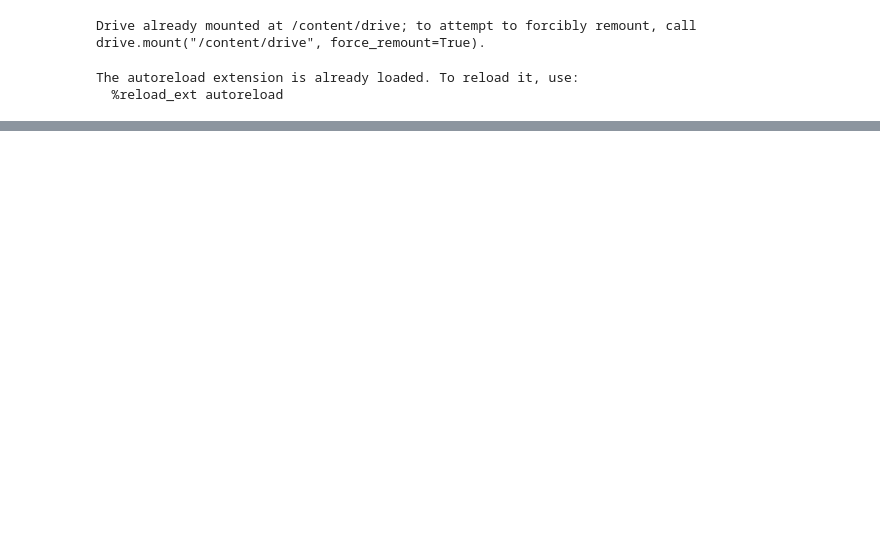
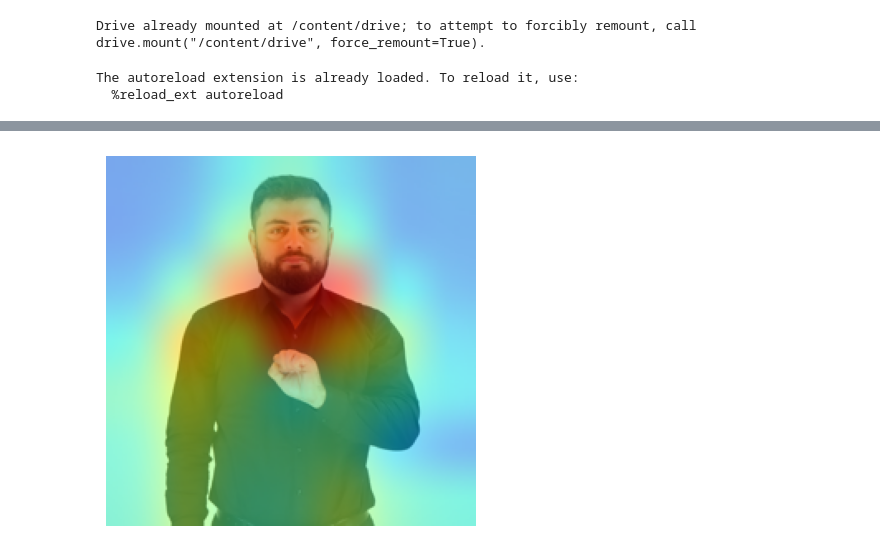
Before and after one commit to ADA-SITE-JML/gesture_face_features, a Jupyter notebook: code/feature_visualization.ipynb, the cells around one changed output, grey strips where cells are left out. Cells and saved outputs as stored; diff of their text form; code cells hidden in the pictures; blank space fills up the shorter version.

```diff
--- a/code/feature_visualization.ipynb
+++ b/code/feature_visualization.ipynb
@@ -85,0 +126,5 @@ ValueError: need at least one array to concatenate
+# %%
+superimposed = superimpose(img_array, heatmap)
+show_img(superimposed)
+# %% [output]
+[figure, added]
```
Also changed, not shown: parts of 16 cells of this notebook, 8 other files.
